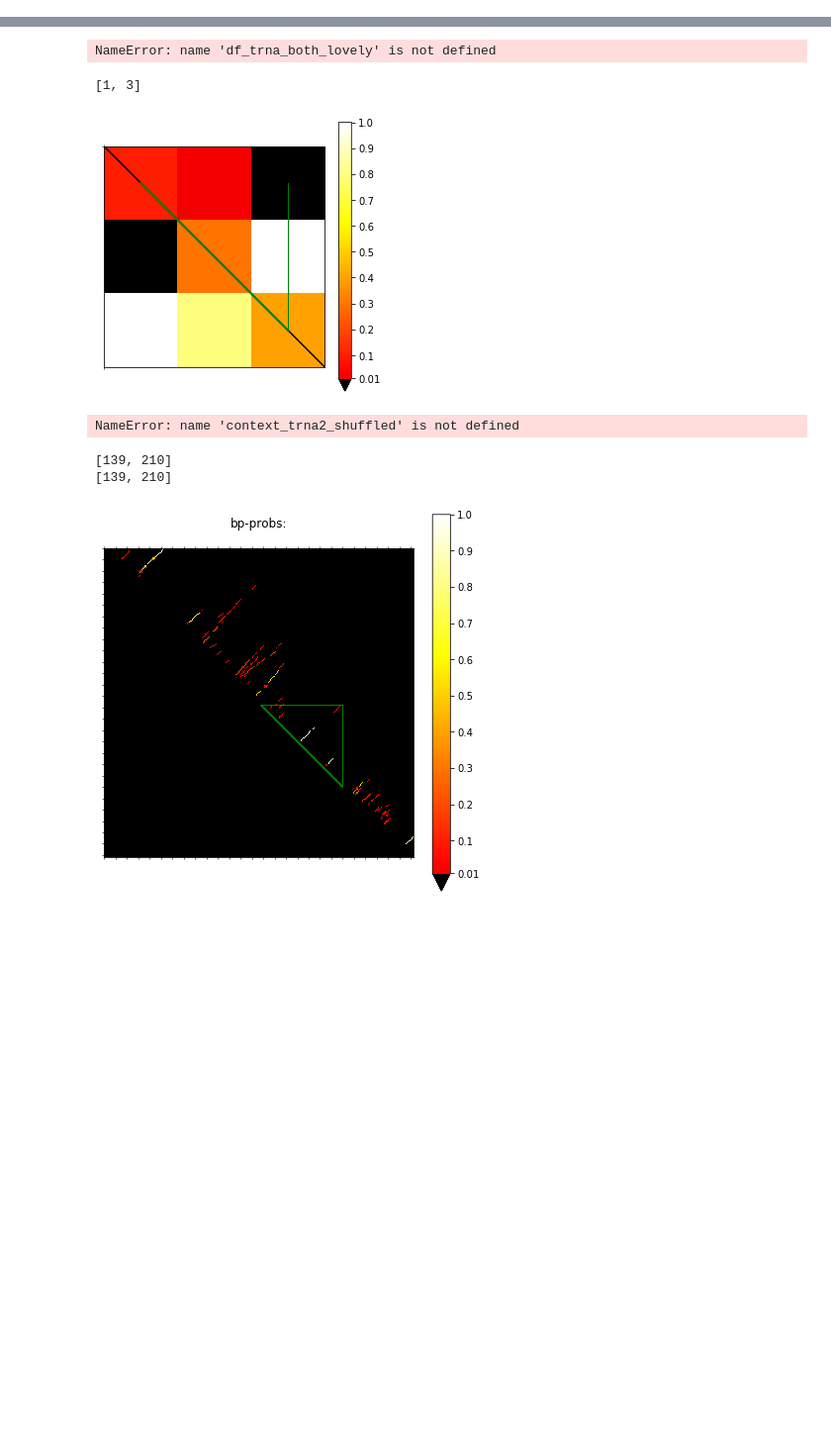
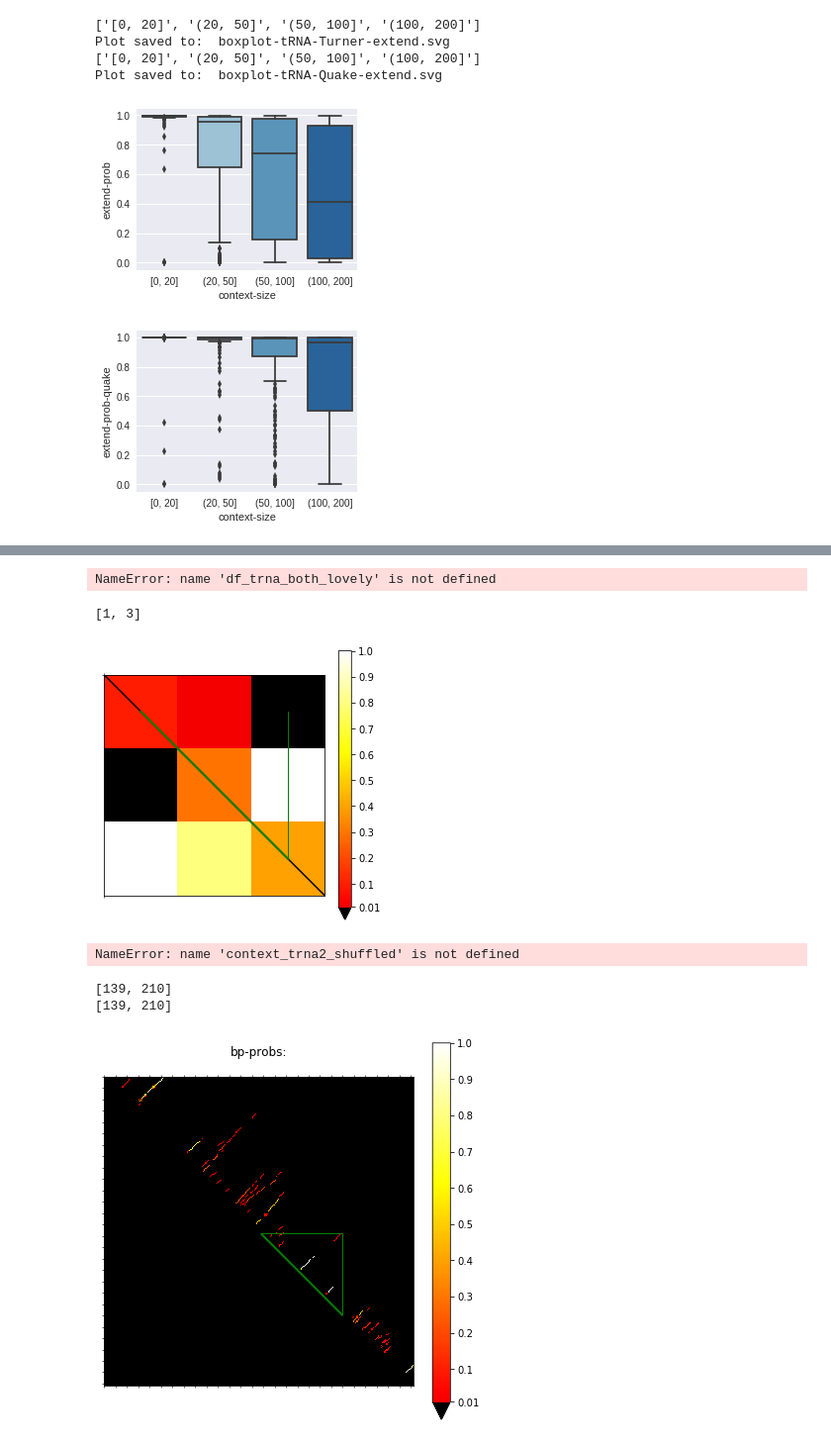
Before and after one commit to mmiladi/mmfold, a Jupyter notebook: local_dotplot/LocalDotplot.ipynb, the cells around one changed output, grey strips where cells are left out. Shown at 99% size. Drawn from its saved outputs; the diff is of its cells as text; code cells hidden in the pictures; blank space fills up the shorter version.

```diff
--- a/local_dotplot/LocalDotplot.ipynb
+++ b/local_dotplot/LocalDotplot.ipynb
@@ -233,0 +225,78 @@ def my_eval(rna_seq, context, l_pos, r_pos, rna_split_pos, step=10, quake_opts=[
+# %%
+%matplotlib inline
+import seaborn as sns
+def plot_box_df(mydf, pdfname='defaultname', scale='linear', what='both', plot_mfe=False, plot_quake=False, ranges=[0,25,50,200]):
+
+    if what == 'both':
+        fig = plt.figure(figsize=(10, 10))
+        subplot_num = 210
+    else:
+        fig = plt.figure(figsize=(4, 3))
+        subplot_num = 110 #(len(ranges)-1)*100 + 10
+
+    suffix = ""
+    if plot_mfe:
+        suffix += "-mfe"
+    else:
+        suffix += "-prob"
+
+    if plot_quake:
+        suffix += "-quake"
+
+    # if scale == 'linear':
+    #    ax.set_ylim([min(-20,  min(mydf[nameY])),max(30, max(mydf[nameY]))])
+    # import math
+    #     yrange = round(mydf[nameY].median()/10) * 10
+    #     print "{} median: {}".format(nameY, mydf[nameY].median())
+    #     ax.set_ylim([yrange-100, yrange+100])#[mydf[nameY].median() - 10 ,mydf[nameY].median() + 10])
+    color_pallete = ['b', "#e41a1c","#386cb0","#1b9e77","#984ea3", "#ff7f00","#ffff33","#a65628","#f781bf"]
+    if plot_quake:
+        pdfname += "-Quake"
+    else:
+        pdfname += "-Turner"
+
+    if plot_quake:
+        extend_color = color_pallete[0]
+    else:
+        extend_color = color_pallete[0]
+    if what == 'both' or what=='split':
+        subplot_num+=1
+        ax = fig.add_subplot(subplot_num)
+        sns.boxplot(mydf['context-length'], mydf['split'+suffix],ax=ax)
+#         plot_scatter(mydf['context-length'], mydf['split'+suffix], 'context-length', (suffix.split("-"))[1],
+#                  [str(v) for v in list(mydf.index.values)], fig, ax,
+#                  color='y', scale=scale)
+#         patch = mpatches.Patch(label='Extend-' + pdfname)
+        ax.legend(handles=[patch], loc='best', shadow=False)
+
+    if what == 'both' or what=='extend':
+        subplot_num+=1
+        ax = fig.add_subplot()#subplot_num)
+        #vals = mydf['extend'+suffix][(ranges[ir]<mydf['context-length']) & (mydf['context-length'] <=ranges[ir+1])]
+        mydf['context-size']= pd.cut(mydf['context-length'], ranges, include_lowest=True).astype(str)
+        order = sorted(set(mydf['context-size'])-set(['nan']), reverse=False, key=lambda t: (int(re.findall('\d+', t)[0])))
+        print order
+        sns.boxplot( data=mydf, ax=ax, x= 'context-size', y='extend'+suffix,  order=order, orient='v', palette='Blues')
+#         ax.set_xlim([0,1])
+
+#         plot_scatter(mydf['context-length'], mydf['extend'+suffix], 'context-length', (suffix.split("-"))[1],
+#                      [str(v) for v in list(mydf.index.values)], fig, ax,
+#                      color=extend_color, scale=scale)
+        #patch = mpatches.Patch(label='Extend-' + pdfname)
+        #ax.legend(handles=[patch], loc='best', shadow=False)
+
+
+#     fig.suptitle(pdfname+"-"+what, y =0.96)
+    pdfname = 'boxplot-' + pdfname
+    fig.savefig (pdfname+"-"+what+".svg", dpi=300, bbox_inches='tight')
+    print "Plot saved to: ", pdfname+"-"+what+".svg"
+# plot_box_df(df_trna_both, 'tRNA',what='extend', plot_quake=True)
+plot_box_df(df_trna_both, 'tRNA',what='extend', ranges=[0,20,50,100, 200])
+plot_box_df(df_trna_both, 'tRNA',what='extend', plot_quake=True, ranges=[0,20,50,100,200])
+# %% [output]
+['[0, 20]', '(20, 50]', '(50, 100]', '(100, 200]']
+Plot saved to:  boxplot-tRNA-Turner-extend.svg
+['[0, 20]', '(20, 50]', '(50, 100]', '(100, 200]']
+Plot saved to:  boxplot-tRNA-Quake-extend.svg
+[figure, added]
+[figure, added]
```
Also changed, not shown: parts of 16 cells of this notebook, 1 other file.
